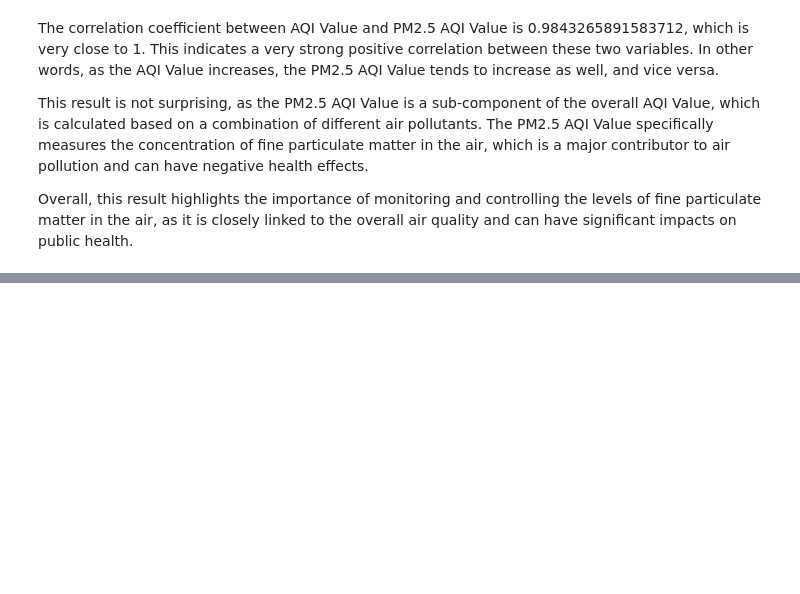
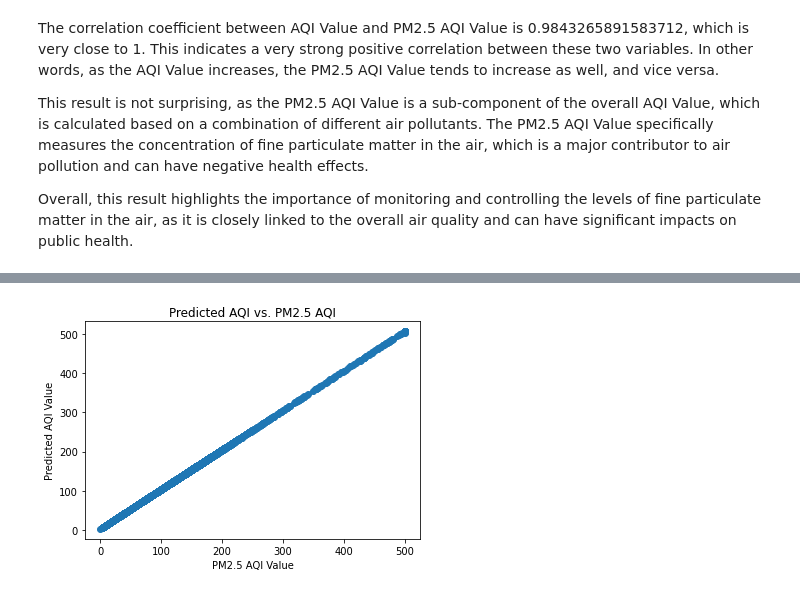
Before and after one commit to Tawanda757/Team_Earth, a Jupyter notebook: Notebooks/Py_Tawanda.ipynb, the cells around one changed output, grey strips where cells are left out. Saved outputs shown, nothing was run; the diff lists cells and outputs as text; code cells hidden in the pictures; blank space fills up the shorter version.

```diff
--- a/Notebooks/Py_Tawanda.ipynb
+++ b/Notebooks/Py_Tawanda.ipynb
@@ -127,0 +367,8 @@ from sklearn.linear_model import LinearRegression
+# %%
+plt.scatter(X_new['PM2.5 AQI Value'], predictions)
+plt.xlabel('PM2.5 AQI Value')
+plt.ylabel('Predicted AQI Value')
+plt.title('Predicted AQI vs. PM2.5 AQI')
+plt.show()
+# %% [output]
+[figure, added]
```
Also changed, not shown: parts of 30 cells of this notebook.
